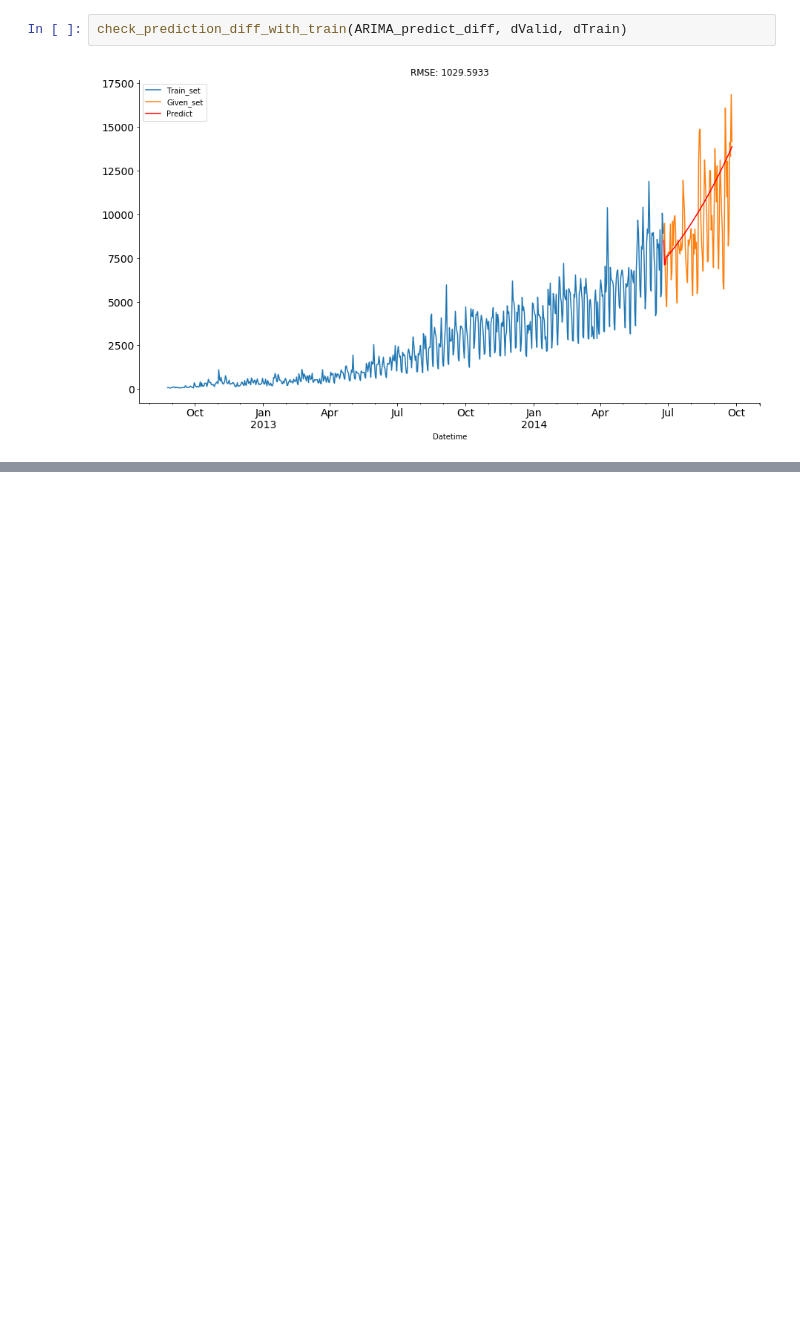
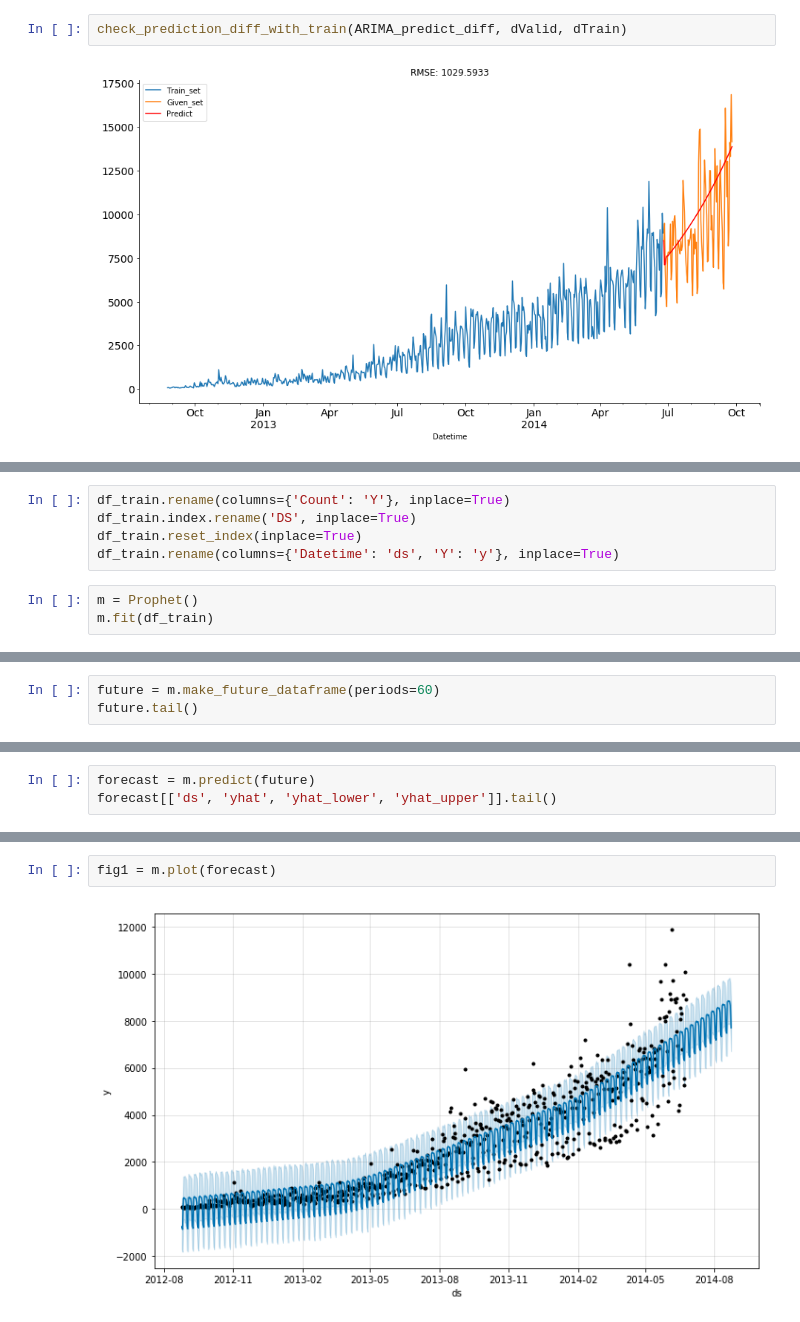
Before and after one commit to ksulima/Time_Series, a Jupyter notebook: notebooks/Time_Series_Analysis.ipynb, the cells around one changed output, grey strips where cells are left out. Cells and saved outputs as stored; diff of their text form; blank space fills up the shorter version.

```diff
--- a/notebooks/Time_Series_Analysis.ipynb
+++ b/notebooks/Time_Series_Analysis.ipynb
@@ -612,0 +560,8 @@ check_prediction_diff_with_train(ARIMA_predict_diff, dValid, dTrain)
+# %%
+df_train.rename(columns={'Count': 'Y'}, inplace=True)
+df_train.index.rename('DS', inplace=True)
+df_train.reset_index(inplace=True)
+df_train.rename(columns={'Datetime': 'ds', 'Y': 'y'}, inplace=True)
+# %%
+m = Prophet()
+m.fit(df_train)
@@ -612,0 +572,3 @@ check_prediction_diff_with_train(ARIMA_predict_diff, dValid, dTrain)
+# %%
+future = m.make_future_dataframe(periods=60)
+future.tail()
@@ -612,0 +582,3 @@ check_prediction_diff_with_train(ARIMA_predict_diff, dValid, dTrain)
+# %%
+forecast = m.predict(future)
+forecast[['ds', 'yhat', 'yhat_lower', 'yhat_upper']].tail()
@@ -612,0 +592,4 @@ check_prediction_diff_with_train(ARIMA_predict_diff, dValid, dTrain)
+# %%
+fig1 = m.plot(forecast)
+# %% [output]
+[figure, added]
```
Also changed, not shown: parts of 28 cells of this notebook.
